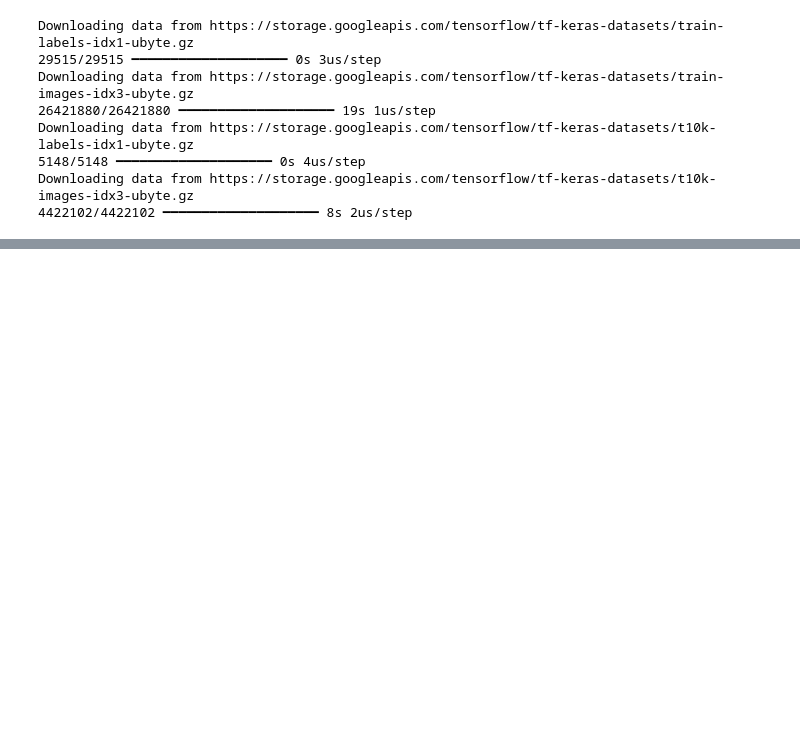
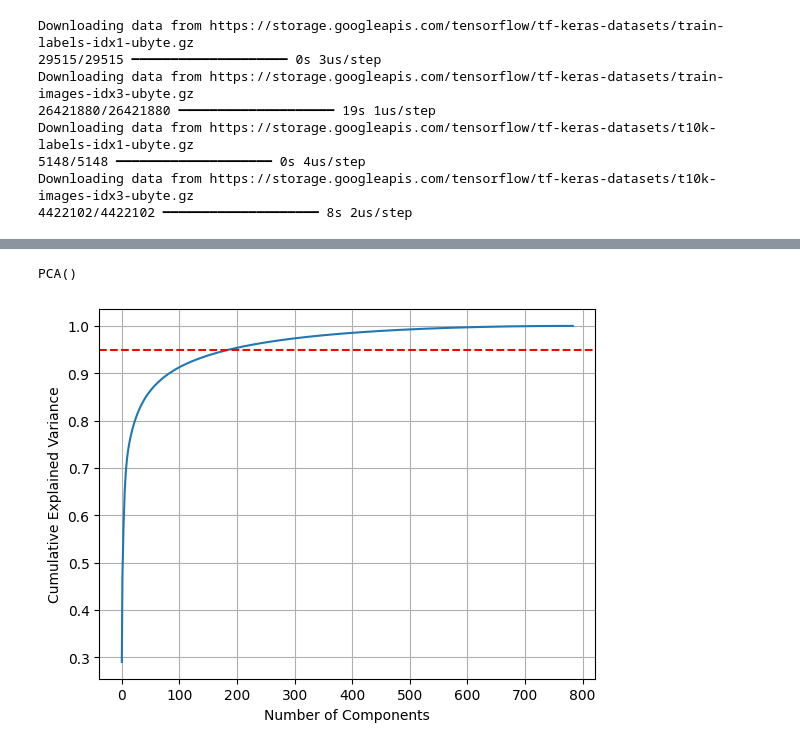
Before and after one commit to Wania-n/ML_Semester-Project_i222369_i222325, a Jupyter notebook: Data-Preprocessing.ipynb, the cells around one changed output, grey strips where cells are left out. Saved outputs shown, nothing was run; the diff lists cells and outputs as text; code cells hidden in the pictures; blank space fills up the shorter version.

```diff
--- a/Data-Preprocessing.ipynb
+++ b/Data-Preprocessing.ipynb
@@ -46,0 +62,21 @@ x_test_flat = x_test.reshape(x_test.shape[0], -1)
+# %%
+# Apply PCA to training set
+from sklearn.decomposition import PCA
+pca = PCA()
+pca.fit(x_train_flat)
+# %% [output]
+PCA()
+# %%
+# Plotting a cumalative explained variance of features vs number of components
+# This gives us how many components are needed to retain 0.95 of the information
+import matplotlib.pyplot as plt
+
+cumulative_variance = np.cumsum(pca.explained_variance_ratio_)
+plt.plot(cumulative_variance)
+plt.xlabel("Number of Components")
+plt.ylabel("Cumulative Explained Variance")
+plt.grid(True)
+plt.axhline(y=0.95, color='r', linestyle='--')
+plt.show()
+# %% [output]
+[figure, added]
```
Also changed, not shown: parts of 12 cells of this notebook.
